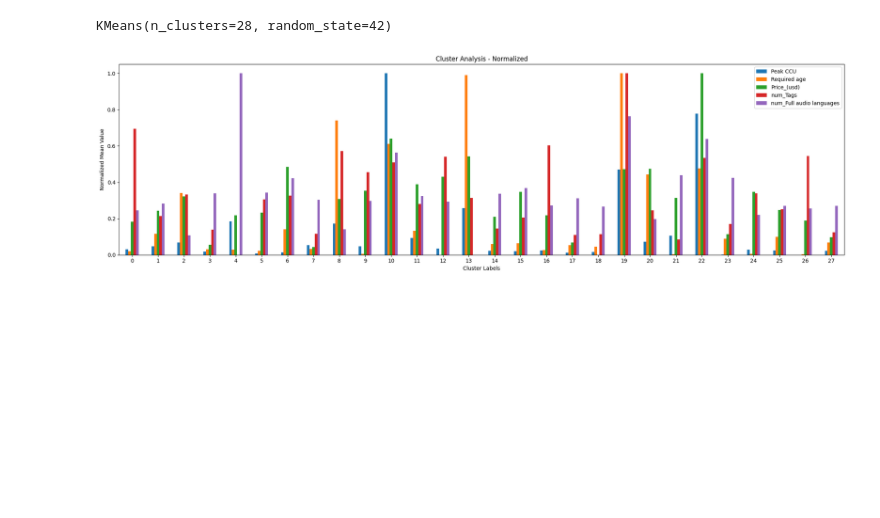
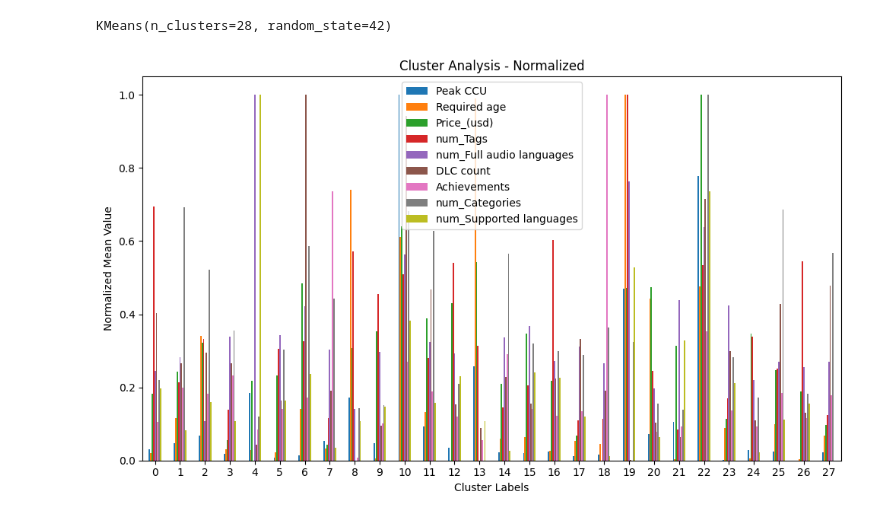
Before and after one commit to DoronF3/School-Projects, a Jupyter notebook: Data Science/main.ipynb, the cells around one changed output. Saved outputs shown, nothing was run; the diff lists cells and outputs as text; code cells hidden in the pictures; blank space fills up the shorter version.

```diff
--- a/Data Science/main.ipynb
+++ b/Data Science/main.ipynb
@@ -1029,25 +1039,25 @@ KMeans(n_clusters=28, random_state=42)
 # %%
 # Assign cluster labels to the original dataset
 df['Cluster_Labels'] = kmeans.labels_
 
 # Analyze the clusters
-numeric_features = ['Peak CCU', 'Required age', 'Price_(usd)', 'num_Tags', 'num_Full audio languages', 'DLC', 'Achievements']
+numeric_features = ['Peak CCU', 'Required age', 'Price_(usd)', 'num_Tags', 'num_Full audio languages', 'DLC count', 'Achievements', 'num_Categories', 'num_Supported languages']
 
 cluster_analysis = df.groupby('Cluster_Labels')[numeric_features].mean()
 
 # Normalize the cluster_analysis data using Min-Max scaling
 scaler = MinMaxScaler()
 cluster_analysis_normalized = pd.DataFrame(scaler.fit_transform(cluster_analysis), columns=cluster_analysis.columns)
 
 # Plot the cluster analysis using a grouped bar plot with normalized data
-cluster_analysis_normalized.plot(kind='bar', figsize=(20, 6))
+cluster_analysis_normalized.plot(kind='bar', figsize=(10, 6))
 plt.xlabel('Cluster Labels')
 plt.ylabel('Normalized Mean Value')  # Update ylabel to indicate normalization
 plt.title('Cluster Analysis - Normalized')
 plt.legend(loc='best')
 plt.xticks(rotation=0)
 
 plt.tight_layout()
 plt.show()
 # %% [output]
-[figure, old version]
+[figure, new version]
```
Also changed, not shown: parts of 6 cells of this notebook, 2 other files.
